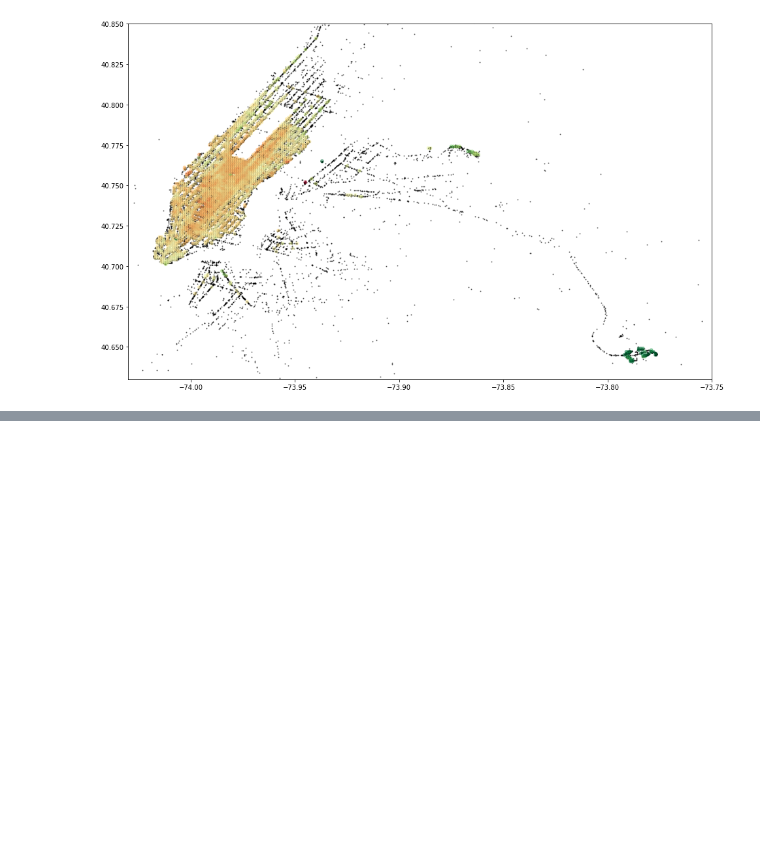
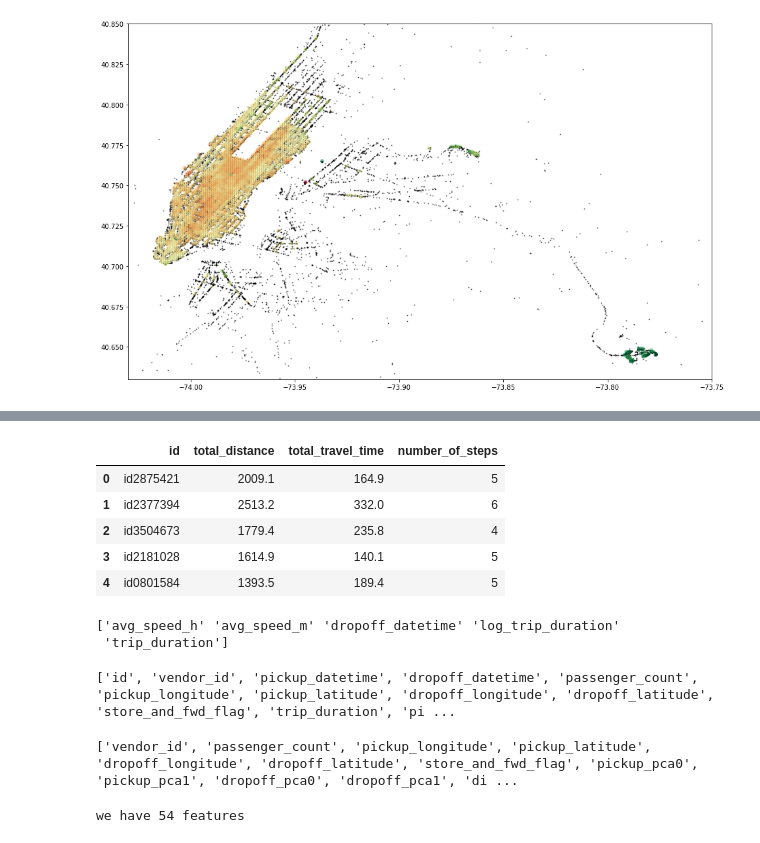
Before and after one commit to prabha-git/kaggle, a Jupyter notebook: New York City Taxi Trip Duration/From EDA to the Top (LB 0.367) by Beluga.ipynb, the cells around one changed output, grey strips where cells are left out. Cells and saved outputs as stored; diff of their text form; code cells hidden in the pictures; blank space fills up the shorter version.

```diff
--- a/New York City Taxi Trip Duration/From EDA to the Top (LB 0.367) by Beluga.ipynb
+++ b/New York City Taxi Trip Duration/From EDA to the Top (LB 0.367) by Beluga.ipynb
@@ -278,0 +264,23 @@ DataFrame(train.pickup_datetime.dt.round('60min'),train.pickup_datetime)
+# %%
+group_freq = '60min'
+df_all = pd.concat((train, test))[['id', 'pickup_datetime', 'pickup_cluster', 'dropoff_cluster']]
+train.loc[:, 'pickup_datetime_group'] = train['pickup_datetime'].dt.round(group_freq)
+test.loc[:, 'pickup_datetime_group'] = test['pickup_datetime'].dt.round(group_freq)
+
+# Count trips over 60min
+df_counts = df_all.set_index('pickup_datetime')[['id']].sort_index()
+df_counts['count_60min'] = df_counts.isnull().rolling(group_freq).count()['id']
+train = train.merge(df_counts, on='id', how='left')
+test = test.merge(df_counts, on='id', how='left')
+# %%
+dropoff_counts=df_all.set_index('pickup_datetime')\
+.groupby([pd.TimeGrouper(group_freq), 'dropoff_cluster'])\
+.agg({'id':'count'})\
+.reset_index().set_index('pickup_datetime')\
+.groupby('dropoff_cluster').rolling('240min').mean()\
+.drop('dropoff_cluster',axis=1)\
+.reset_index().set_index('pickup_datetime').shift(freq='-120min').reset_index()\
+.rename(columns={'pickup_datetime':'pickup_datetime_group','id':'dropoff_cluster_count'})
+# %%
+train['dropoff_cluster_count']=pd.merge(train,dropoff_counts,how='left',on=['pickup_datetime_group', 'dropoff_cluster'])['dropoff_cluster_count'].fillna(0)
+test['dropoff_cluster_count']=pd.merge(test,dropoff_counts,how='left',on=['pickup_datetime_group', 'dropoff_cluster'])['dropoff_cluster_count'].fillna(0)
@@ -278,0 +289,26 @@ DataFrame(train.pickup_datetime.dt.round('60min'),train.pickup_datetime)
+# %%
+fr1=pd.read_csv('fastest_routes_train_part_1.csv.zip',usecols=['id','total_distance','total_travel_time','number_of_steps'])
+fr2=pd.read_csv('fastest_routes_train_part_2.csv.zip',usecols=['id','total_distance','total_travel_time','number_of_steps'])
+test_street_info=read_csv('fastest_routes_test.csv.zip',usecols=['id','total_distance','total_travel_time','number_of_steps'])
+# %%
+train_street_info=pd.concat([fr1,fr2])
+train=pd.merge(train,train_street_info,how='left',on='id')
+test=pd.merge(test,test_street_info,how='left',on='id')
+train_street_info.head()
+# %% [output]
+|  | id | total_distance | total_travel_time | number_of_steps |
+| 0 | id2875421 | 2009.1 | 164.9 | 5 |
+| 1 | id2377394 | 2513.2 | 332.0 | 6 |
+| 2 | id3504673 | 1779.4 | 235.8 | 4 |
+| 3 | id2181028 | 1614.9 | 140.1 | 5 |
+| 4 | id0801584 | 1393.5 | 189.4 | 5 |
+# %%
+feature_names=list(train)
+print(np.setdiff1d(train.columns,test.columns))
+# %% [output]
+['avg_speed_h' 'avg_speed_m' 'dropoff_datetime' 'log_trip_duration'
+ 'trip_duration']
+# %%
+print(feature_names)
+# %% [output]
+['id', 'vendor_id', 'pickup_datetime', 'dropoff_datetime', 'passenger_count', 'pickup_longitude', 'pickup_latitude', 'dropoff_longitude', 'dropoff_latitude', 'store_and_fwd_flag', 'trip_duration', 'pi ...
@@ -278,0 +321,8 @@ DataFrame(train.pickup_datetime.dt.round('60min'),train.pickup_datetime)
+# %%
+print(feature_names)
+# %% [output]
+['vendor_id', 'passenger_count', 'pickup_longitude', 'pickup_latitude', 'dropoff_longitude', 'dropoff_latitude', 'store_and_fwd_flag', 'pickup_pca0', 'pickup_pca1', 'dropoff_pca0', 'dropoff_pca1', 'di ...
+# %%
+print('we have %i features' % len(feature_names))
+# %% [output]
+we have 54 features
```
Also changed, not shown: parts of 15 cells of this notebook.
